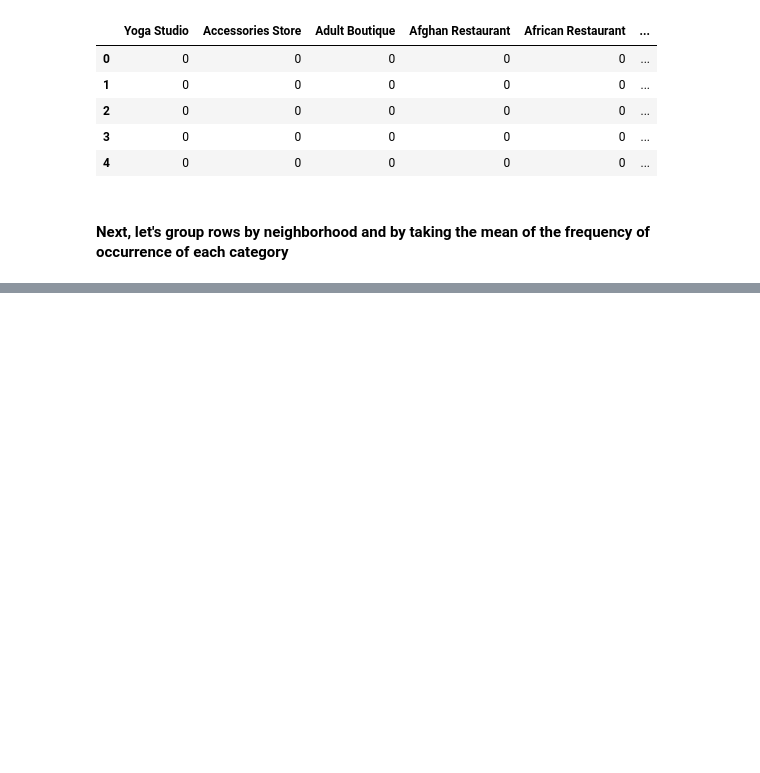
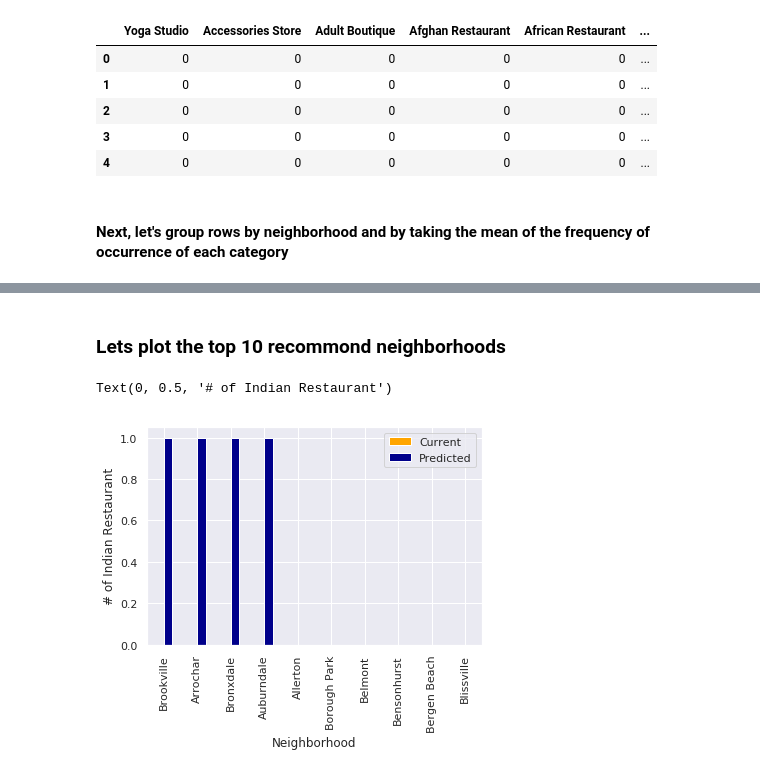
Before and after one commit to Chetas001/Final-Project, a Jupyter notebook: Welcome to Project.ipynb, the cells around one changed output, grey strips where cells are left out. Drawn from its saved outputs; the diff is of its cells as text; code cells hidden in the pictures; blank space fills up the shorter version.

```diff
--- a/Welcome to Project.ipynb
+++ b/Welcome to Project.ipynb
@@ -591,0 +648,6 @@ columbus_grouped.head()
+# %%
+y_predict=regr.predict(X_test)
+
+newyork_data=pd.DataFrame([newyork_templated['Neighborhood'],y_current,y_rbf], index=['Neighborhood',"Current", "Predicted"])
+newyork_data=newyork_data.T
+newyork_data.set_index('Neighborhood').head()
@@ -591,0 +662,3 @@ columbus_grouped.head()
+# %%
+newyork_data.Predicted=newyork_data.Predicted.astype(float)
+newyork_data.head()
@@ -591,0 +674,3 @@ columbus_grouped.head()
+# %%
+newyork_data['Difference']=newyork_data['Predicted']-newyork_data['Current']
+newyork_data.head()
@@ -591,0 +686,3 @@ columbus_grouped.head()
+# %%
+newyork_data.sort_values('Difference',ascending=False,inplace=True)
+newyork_data.head(10)
@@ -591,0 +701,8 @@ columbus_grouped.head()
+# %% [markdown]
+### Lets plot the top 10 recommond neighborhoods
+# %%
+ax=newyork_data.set_index('Neighborhood').iloc[:10,0:2].plot(kind='bar',color=['orange','darkblue'])
+ax.set_ylabel("# of Indian Restaurant")
+# %% [output]
+Text(0, 0.5, '# of Indian Restaurant')
+[figure, added]
```
Also changed, not shown: parts of 20 cells of this notebook.
